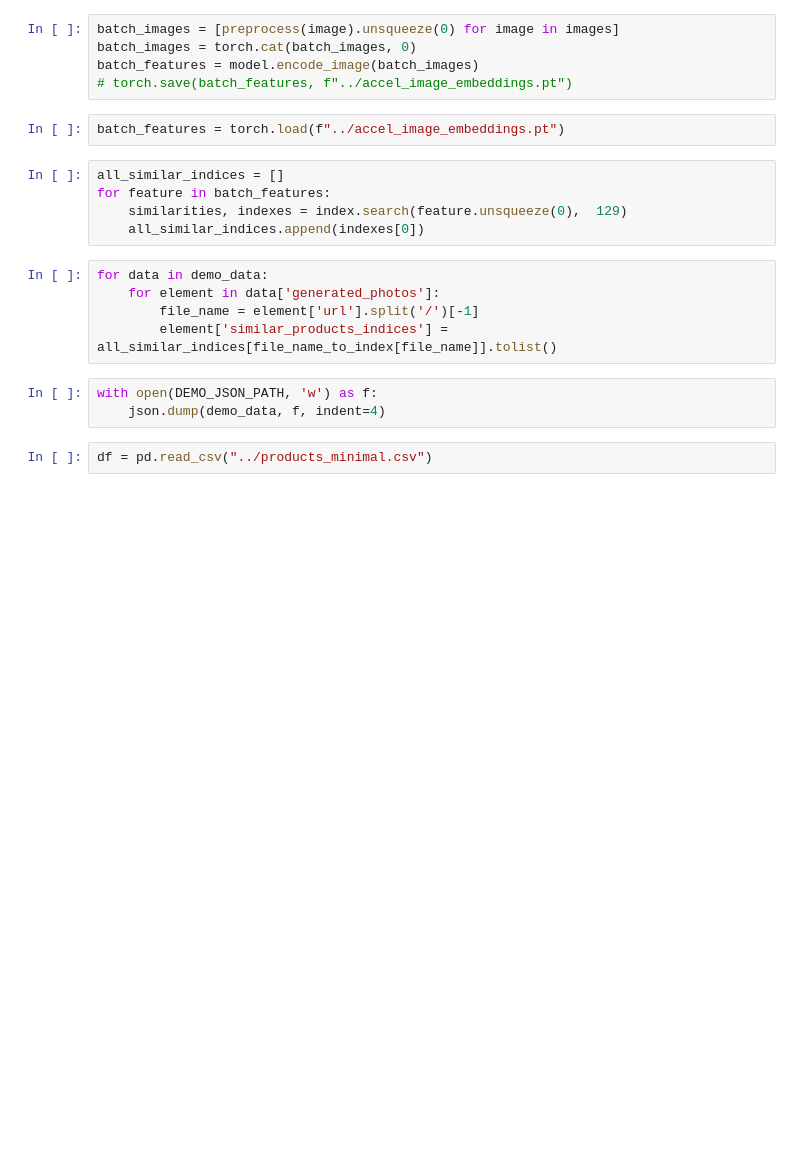
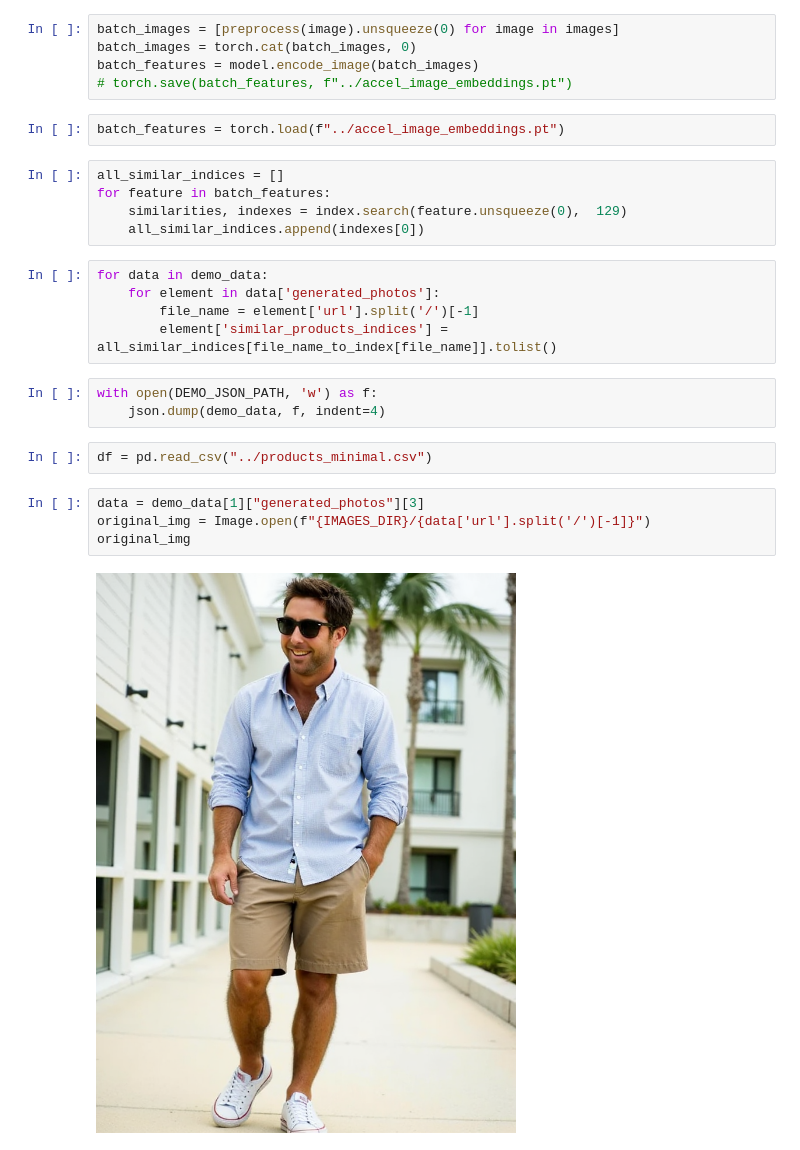
Before and after one commit to husn-app/Fashion, a Jupyter notebook: scripts/demo.ipynb, the cells around one changed output. Drawn from its saved outputs; the diff is of its cells as text; blank space fills up the shorter version.

Commit message:
sample similar products images in demo.ipynb

```diff
--- a/scripts/demo.ipynb
+++ b/scripts/demo.ipynb
@@ -65,3 +65,9 @@ with open(DEMO_JSON_PATH, 'w') as f:
     json.dump(demo_data, f, indent=4)
 # %%
 df = pd.read_csv("../products_minimal.csv")
+# %%
+data = demo_data[1]["generated_photos"][3]
+original_img = Image.open(f"{IMAGES_DIR}/{data['url'].split('/')[-1]}")
+original_img
+# %% [output]
+[figure, added]
```
Also changed, not shown: parts of 2 cells of this notebook.
